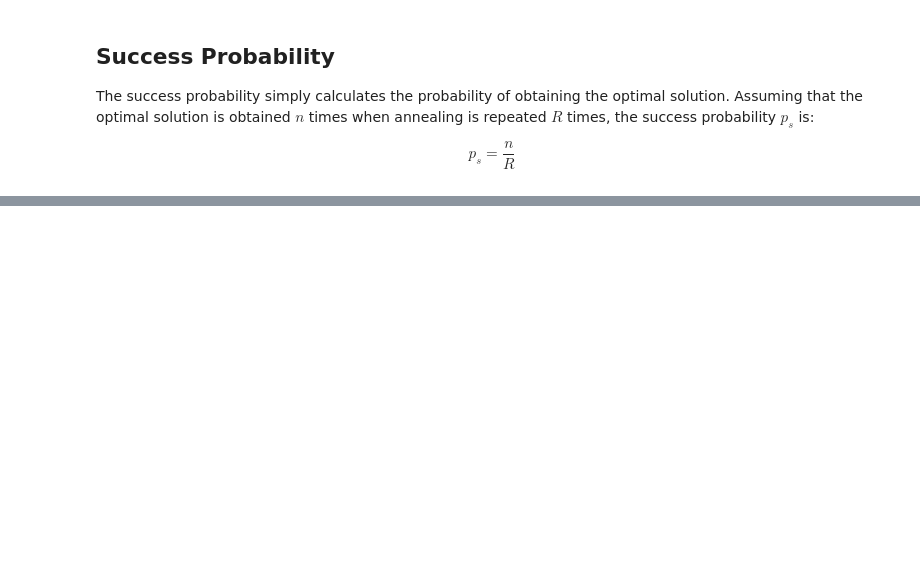
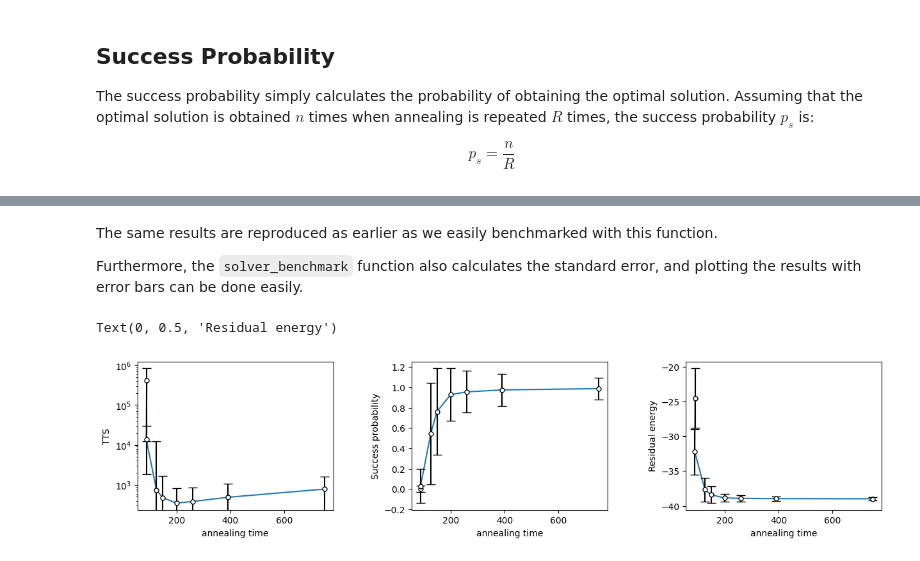
Before and after one commit to OpenJij/OpenJij, a Jupyter notebook: docs/tutorial/en/004-Evaluation.ipynb, the cells around one changed output, grey strips where cells are left out. Drawn from its saved outputs; the diff is of its cells as text; code cells hidden in the pictures; blank space fills up the shorter version.

```diff
--- a/docs/tutorial/en/004-Evaluation.ipynb
+++ b/docs/tutorial/en/004-Evaluation.ipynb
@@ -83,0 +271,31 @@ Since the annealing algorithm is an algorithm for which there exists an asymptot
+# %% [markdown]
+The same results are reproduced as earlier as we easily benchmarked with this function.
+
+Furthermore, the `solver_benchmark` function also calculates the standard error, and plotting the results with error bars can be done easily.
+# %%
+# Set plotting parameters.
+fig, (axL,axC,axR) = plt.subplots(ncols=3, figsize=(15,3))
+plt.subplots_adjust(wspace=0.4)
+fontsize = 10
+
+# Plot TTS with error bars.
+axL.plot(result['time'], result['tts'])
+axL.errorbar(result['time'], result['tts'], yerr = (result['se_lower_tts'],result['se_upper_tts']), capsize=5, fmt='o', markersize=5, ecolor='black', markeredgecolor = "black", color='w')
+axL.set_xlabel('annealing time', fontsize=fontsize)
+axL.set_ylabel('TTS', fontsize=fontsize)
+axL.set_yscale("log")
+
+#Plot success probability with error bars.
+axC.plot(result['time'], result['success_prob'])
+axC.errorbar(result['time'], result['success_prob'], yerr = result['se_success_prob'], capsize=5, fmt='o', markersize=5, ecolor='black', markeredgecolor = "black", color='w')
+axC.set_xlabel('annealing time', fontsize=fontsize)
+axC.set_ylabel('Success probability', fontsize=fontsize)
+
+#Plot residual energy with error bars
+axR.plot(result['time'], result['residual_energy'])
+axR.errorbar(result['time'], result['residual_energy'], yerr = result['se_residual_energy'], capsize=5, fmt='o', markersize=5, ecolor='black', markeredgecolor = "black", color='w')
+axR.set_xlabel('annealing time', fontsize=fontsize)
+axR.set_ylabel('Residual energy', fontsize=fontsize)
+# %% [output]
+Text(0, 0.5, 'Residual energy')
+[figure, added]
```
Also changed, not shown: parts of 27 cells of this notebook.
